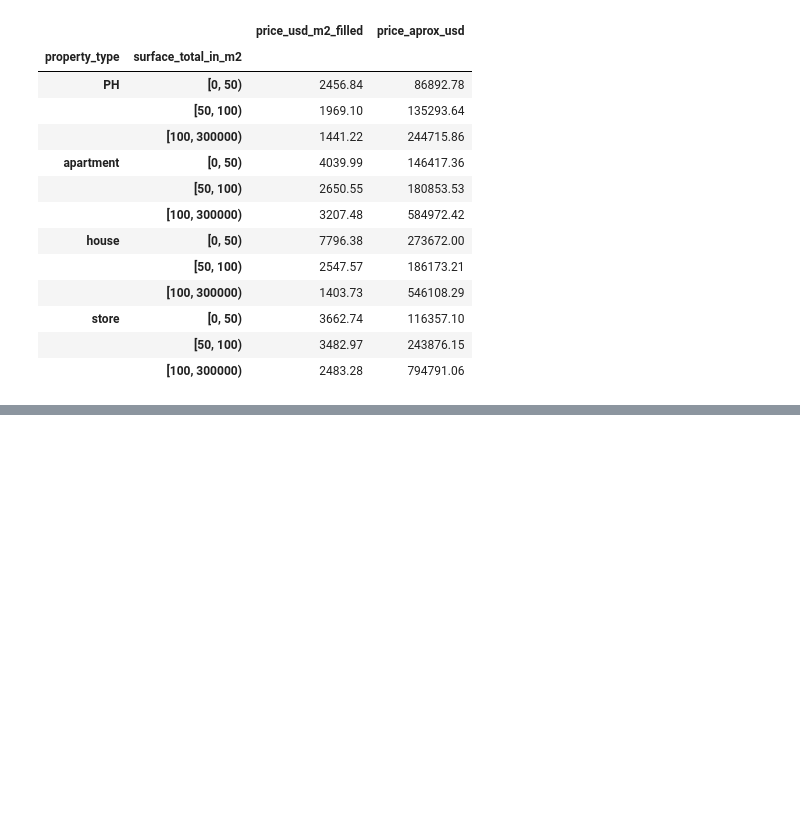
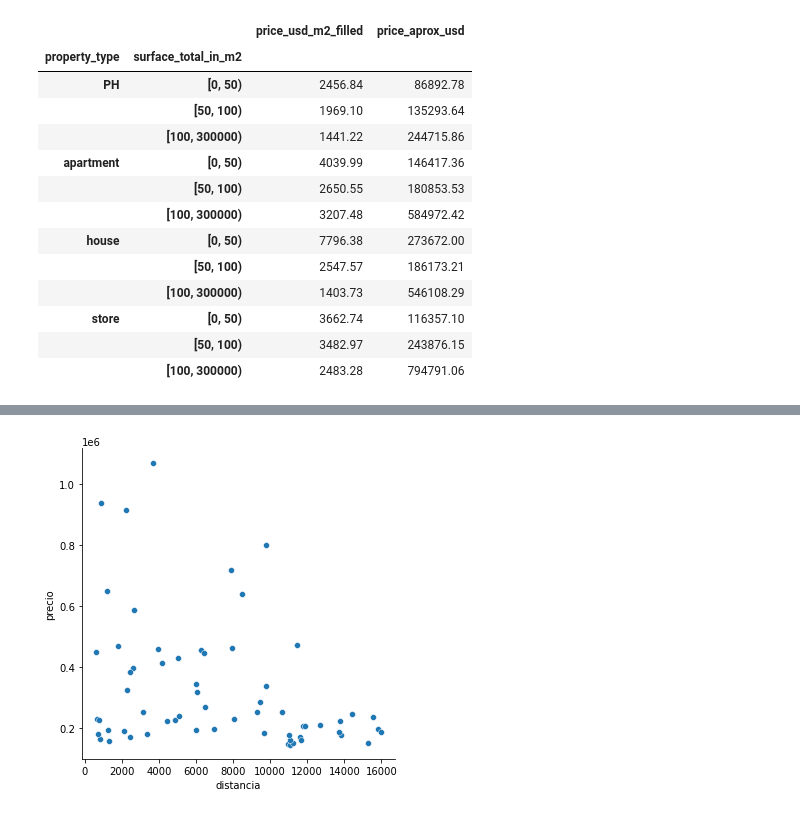
Before and after one commit to huguito22/TPintegradorDH, a Jupyter notebook: Grupo 4 - TP 1.ipynb, the cells around one changed output, grey strips where cells are left out. Drawn from its saved outputs; the diff is of its cells as text; code cells hidden in the pictures; blank space fills up the shorter version.

```diff
--- a/Grupo 4 - TP 1.ipynb
+++ b/Grupo 4 - TP 1.ipynb
@@ -239,0 +353,4 @@ data_caba.head(10)
+# %%
+#Calculamos relacion entre distancia y precio
+
+geo_prop_group = geo_prop.groupby(['place_name']).count()
@@ -239,0 +440,8 @@ data_caba.head(10)
+# %%
+#Grafico relacion distancia precio todos.
+
+sns.relplot(x = 'distancia', y = 'precio', data = geo_prop_group)
+
+plt.show()
+# %% [output]
+[figure, added]
```
Also changed, not shown: parts of 33 cells of this notebook.
